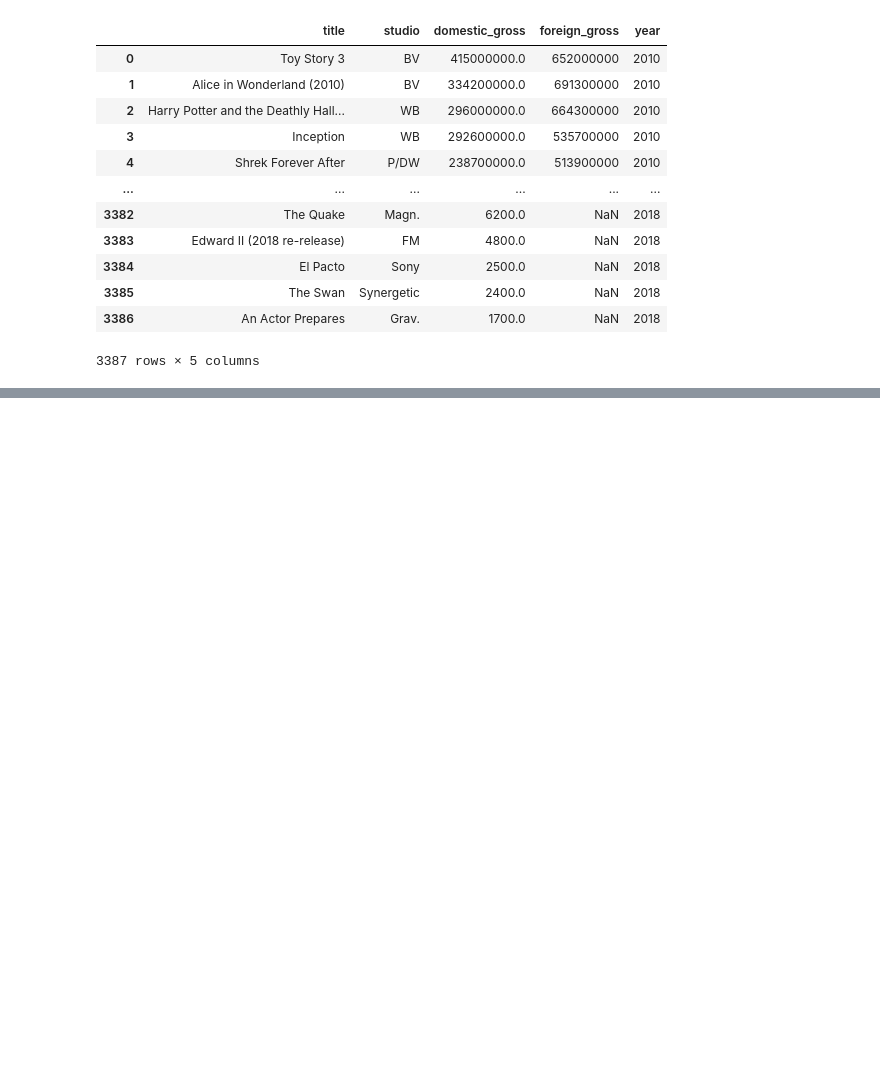
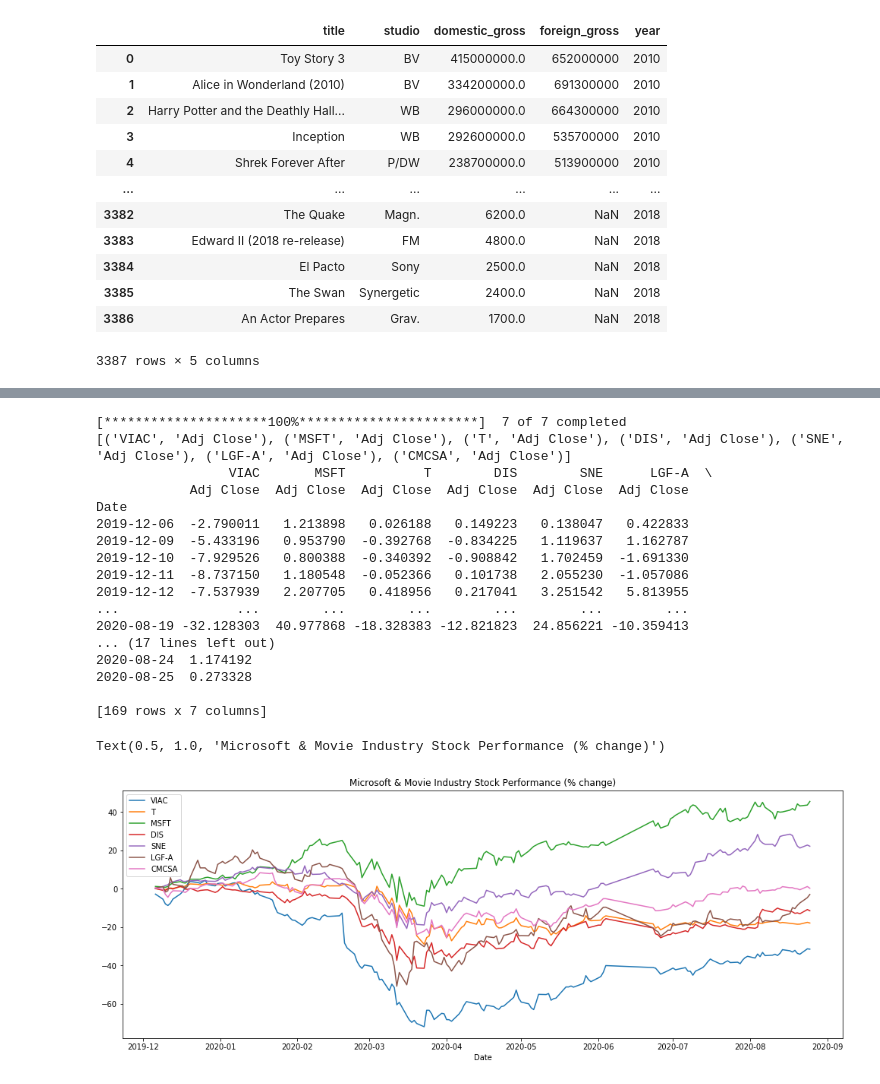
Before and after one commit to s-shader/Microsoft_movie_project, a Jupyter notebook: zippedData/final1_ziped.ipynb, the cells around one changed output, grey strips where cells are left out. Drawn from its saved outputs; the diff is of its cells as text; code cells hidden in the pictures; blank space fills up the shorter version.

```diff
--- a/zippedData/final1_ziped.ipynb
+++ b/zippedData/final1_ziped.ipynb
@@ -415,0 +431,57 @@ data
+# %%
+#get historical pricing data on microsoft and movie stocks
+
+top_companies #list of tickers of companies
+
+# get data frame of historical prices for all 'top_companies'
+data = yf.download( tickers = top_companies, period = "5y", group_by = 'ticker')
+
+# drop na data
+data2=data.dropna()
+
+# create list of column names of relavent data i.e. we only care about the adjusted closing price
+data2.columns
+adj_cols = [i for i in data2.columns if 'Adj Close' in i]
+print(adj_cols)
+
+#create new dataframe with only relavent columns
+adj_close = data2[adj_cols]
+adj_close
+
+# change price data from dollars to percent so all stocks can be compared
+adj_close_pcnt={}
+temp=[]
+for i in adj_cols: # itereate throught the columns and get the percent change from every day other than the first
+    for j in range(1,len(adj_close[i])):
+        temp.append(((adj_close[i][j]/adj_close[i][0])-1)*100)
+    adj_close_pcnt[i]=temp
+    temp=[]
+
+# convert adj_close_pcnt dictionary to a dataframe
+adj_close_pct=pd.DataFrame(adj_close_pcnt,index=adj_close[('VIAC', 'Adj Close')].index[1:])
+print(adj_close_pct)
+
+
+#graph stock data
+plt.figure(figsize=(17,6))
+sns.lineplot(data=asx,dashes=False).set_title('Microsoft & Movie Industry Stock Performance (% change)')
+# %% [output]
+[*********************100%***********************]  7 of 7 completed
+[('VIAC', 'Adj Close'), ('MSFT', 'Adj Close'), ('T', 'Adj Close'), ('DIS', 'Adj Close'), ('SNE', 'Adj Close'), ('LGF-A', 'Adj Close'), ('CMCSA', 'Adj Close')]
+                 VIAC       MSFT          T        DIS        SNE      LGF-A  \
+            Adj Close  Adj Close  Adj Close  Adj Close  Adj Close  Adj Close
+Date
+2019-12-06  -2.790011   1.213898   0.026188   0.149223   0.138047   0.422833
+2019-12-09  -5.433196   0.953790  -0.392768  -0.834225   1.119637   1.162787
+2019-12-10  -7.929526   0.800388  -0.340392  -0.908842   1.702459  -1.691330
+2019-12-11  -8.737150   1.180548  -0.052366   0.101738   2.055230  -1.057086
+2019-12-12  -7.537939   2.207705   0.418956   0.217041   3.251542   5.813955
+...               ...        ...        ...        ...        ...        ...
+2020-08-19 -32.128303  40.977868 -18.328383 -12.821823  24.856221 -10.359413
+... (17 lines left out)
+2020-08-24  1.174192
+2020-08-25  0.273328
+
+[169 rows x 7 columns]
+Text(0.5, 1.0, 'Microsoft & Movie Industry Stock Performance (% change)')
+[figure, added]
```
Also changed, not shown: parts of 6 cells of this notebook.
